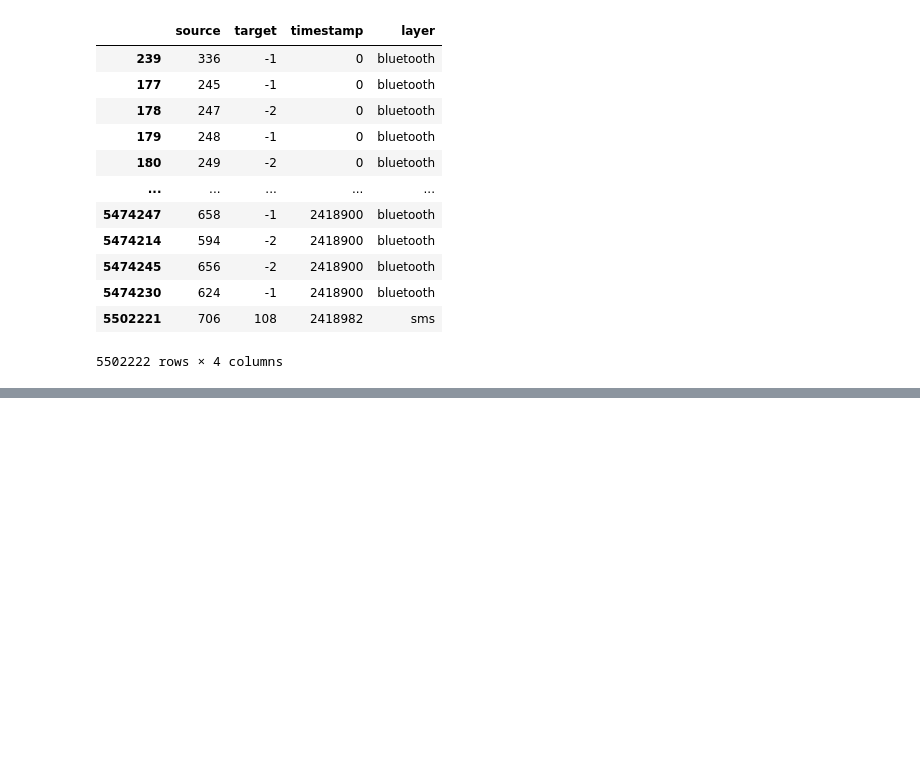
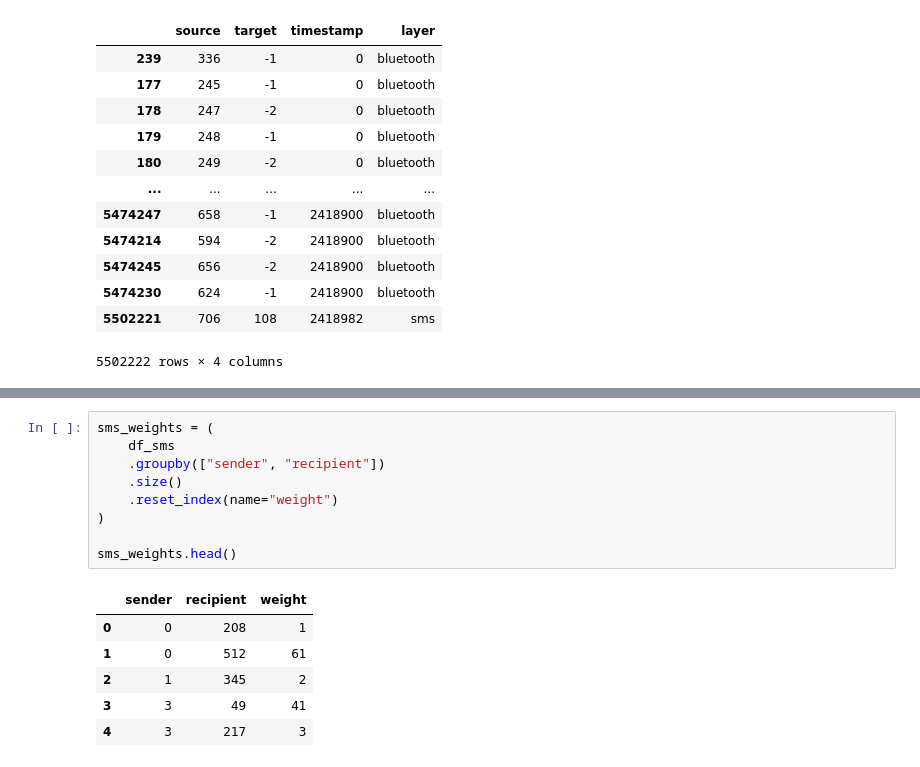
Before and after one commit to cnosa/blockregressiondynamicsnetwork, a Jupyter notebook: data/data_exploration.ipynb, the cells around one changed output, grey strips where cells are left out. Cells and saved outputs as stored; diff of their text form; blank space fills up the shorter version.

```diff
--- a/data/data_exploration.ipynb
+++ b/data/data_exploration.ipynb
@@ -2297,0 +2519,16 @@ display(dynamic_network)
+# %%
+sms_weights = (
+    df_sms
+    .groupby(["sender", "recipient"])
+    .size()
+    .reset_index(name="weight")
+)
+
+sms_weights.head()
+# %% [output]
+|  | sender | recipient | weight |
+| 0 | 0 | 208 | 1 |
+| 1 | 0 | 512 | 61 |
+| 2 | 1 | 345 | 2 |
+| 3 | 3 | 49 | 41 |
+| 4 | 3 | 217 | 3 |
```
Also changed, not shown: parts of 12 cells of this notebook.
